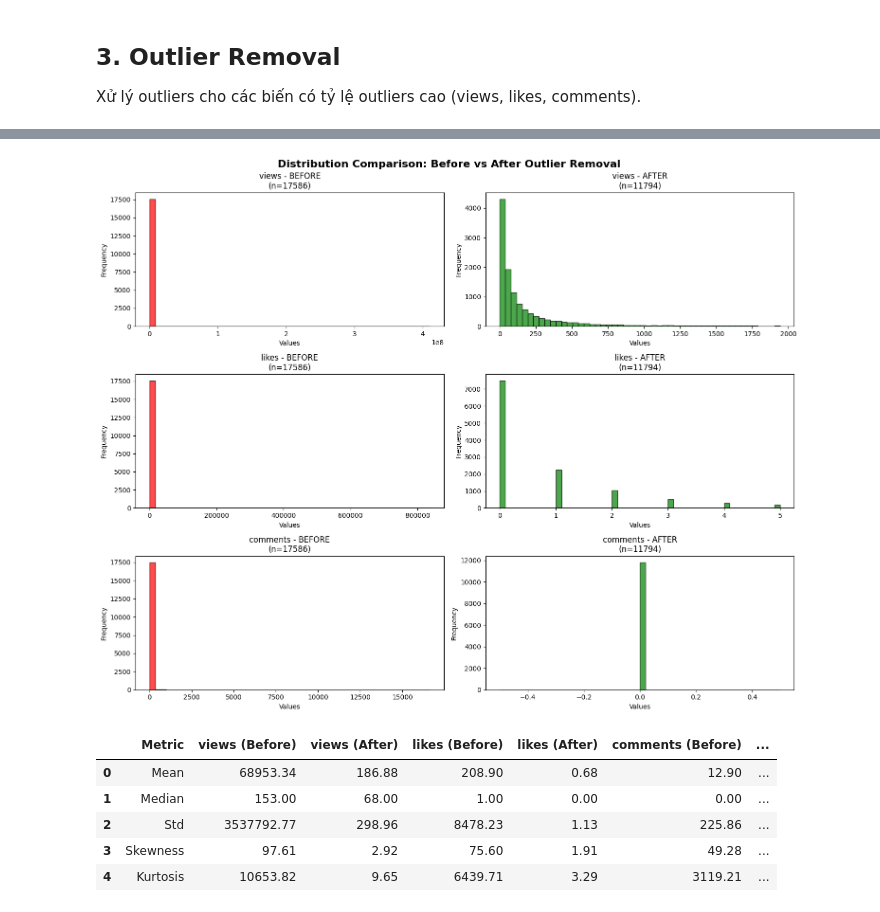
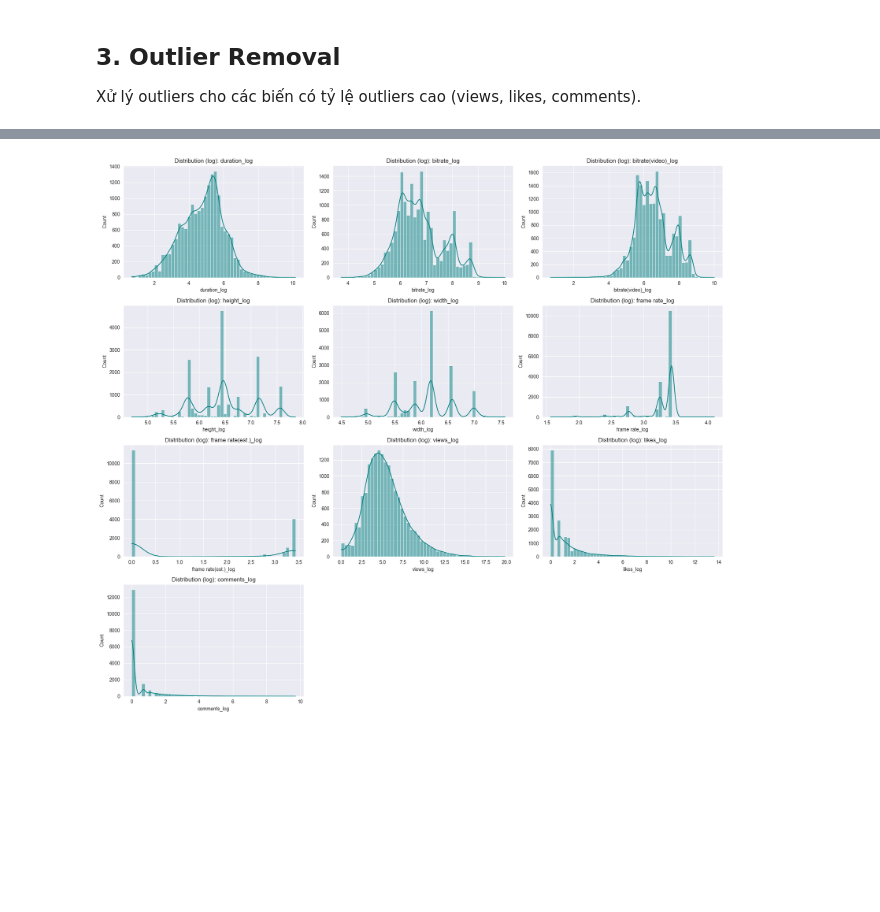
Before and after one commit to DangVanVy23521825/PTDLTQ-IE313, a Jupyter notebook: notebooks/2.2.eda_distribution.ipynb, the cells around one changed output, grey strips where cells are left out. Saved outputs shown, nothing was run; the diff lists cells and outputs as text; code cells hidden in the pictures; blank space fills up the shorter version.

Commit message:
outliers fix, new csv for modeling

```diff
--- a/notebooks/2.2.eda_distribution.ipynb
+++ b/notebooks/2.2.eda_distribution.ipynb
@@ -186,54 +159,22 @@ Records removed: 5792 (32.94%)
-# %%
-# So sánh phân phối BEFORE vs AFTER
-fig, axes = plt.subplots(3, 2, figsize=(15, 12))
-fig.suptitle('Distribution Comparison: Before vs After Outlier Removal', fontsize=16, fontweight='bold')
-
-for idx, col in enumerate(cols_to_remove_outliers):
-    # Before
-    ax1 = axes[idx, 0]
-    ax1.hist(df[col], bins=50, alpha=0.7, color='red', edgecolor='black')
-    ax1.set_title(f'{col} - BEFORE\n(n={len(df)})', fontsize=12)
-    ax1.set_xlabel('Values')
-    ax1.set_ylabel('Frequency')
-
-    # After
-    ax2 = axes[idx, 1]
-    ax2.hist(df_no_outliers[col], bins=50, alpha=0.7, color='green', edgecolor='black')
-    ax2.set_title(f'{col} - AFTER\n(n={len(df_no_outliers)})', fontsize=12)
-    ax2.set_xlabel('Values')
-    ax2.set_ylabel('Frequency')
-
-plt.tight_layout()
-plt.show()
-# %% [output]
-[figure, removed]
-# %%
-# So sánh thống kê Before vs After
-comparison = pd.DataFrame({
-    'Metric': ['Mean', 'Median', 'Std', 'Skewness', 'Kurtosis'],
-})
-
-for col in cols_to_remove_outliers:
-    comparison[f'{col} (Before)'] = [
-        df[col].mean(),
-        df[col].median(),
-        df[col].std(),
-        df[col].skew(),
-        df[col].kurtosis()
-    ]
-    comparison[f'{col} (After)'] = [
-        df_no_outliers[col].mean(),
-        df_no_outliers[col].median(),
-        df_no_outliers[col].std(),
-        df_no_outliers[col].skew(),
-        df_no_outliers[col].kurtosis()
-    ]
-
-comparison.round(2)
-# %% [output]
-|  | Metric | views (Before) | views (After) | likes (Before) | likes (After) | comments (Before) | ... |
-| 0 | Mean | 68953.34 | 186.88 | 208.90 | 0.68 | 12.90 | ... |
-| 1 | Median | 153.00 | 68.00 | 1.00 | 0.00 | 0.00 | ... |
-| 2 | Std | 3537792.77 | 298.96 | 8478.23 | 1.13 | 225.86 | ... |
-| 3 | Skewness | 97.61 | 2.92 | 75.60 | 1.91 | 49.28 | ... |
-| 4 | Kurtosis | 10653.82 | 9.65 | 6439.71 | 3.29 | 3119.21 | ... |
+# %%
+df_no_outliers = df.copy()
+
+for col in numerical_cols:
+    df_no_outliers[f'{col}_log'] = np.log1p(df_no_outliers[col])
+# %%
+log_cols = [f"{col}_log" for col in numerical_cols]
+
+fig, axes = plt.subplots(nrows=4, ncols=3, figsize=(18, 16))
+axes = axes.flatten()
+
+for i, col in enumerate(log_cols):
+    sns.histplot(df_no_outliers[col], bins=50, kde=True, ax=axes[i], color='teal')
+    axes[i].set_title(f"Distribution (log): {col}")
+
+for j in range(len(log_cols), len(axes)):
+    fig.delaxes(axes[j])
+
+plt.tight_layout()
+plt.show()
+# %% [output]
+[figure, added]
```
Also changed, not shown: parts of 16 cells of this notebook, 1 other file.
